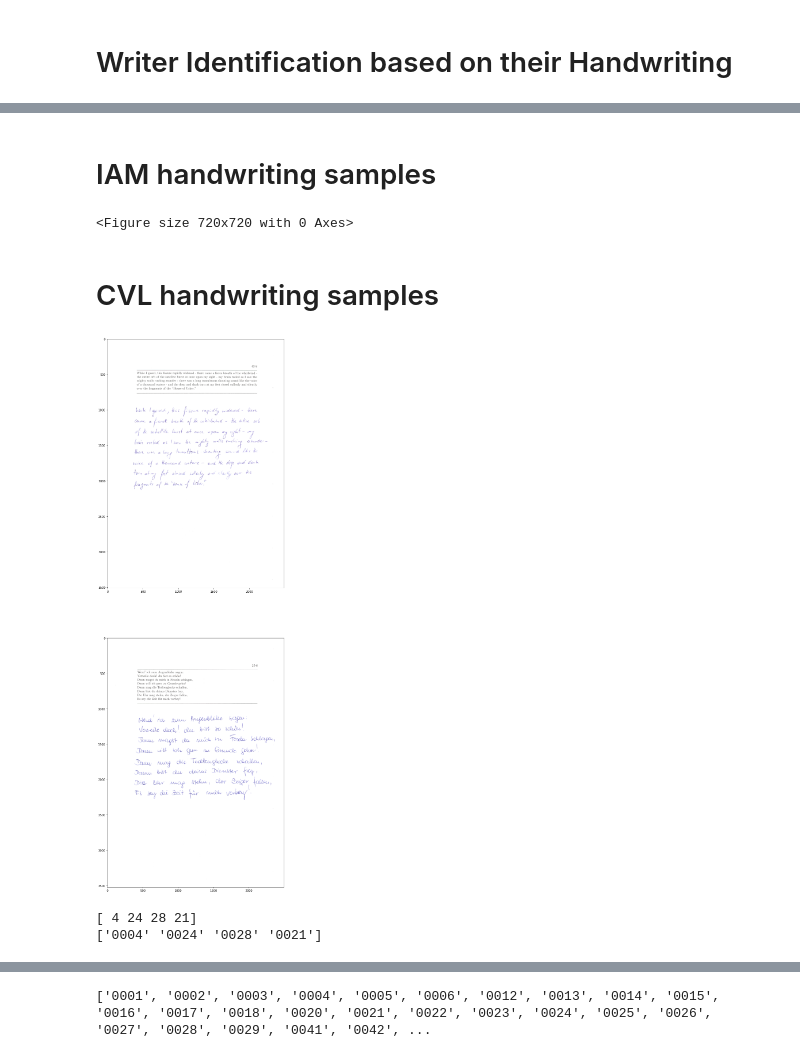
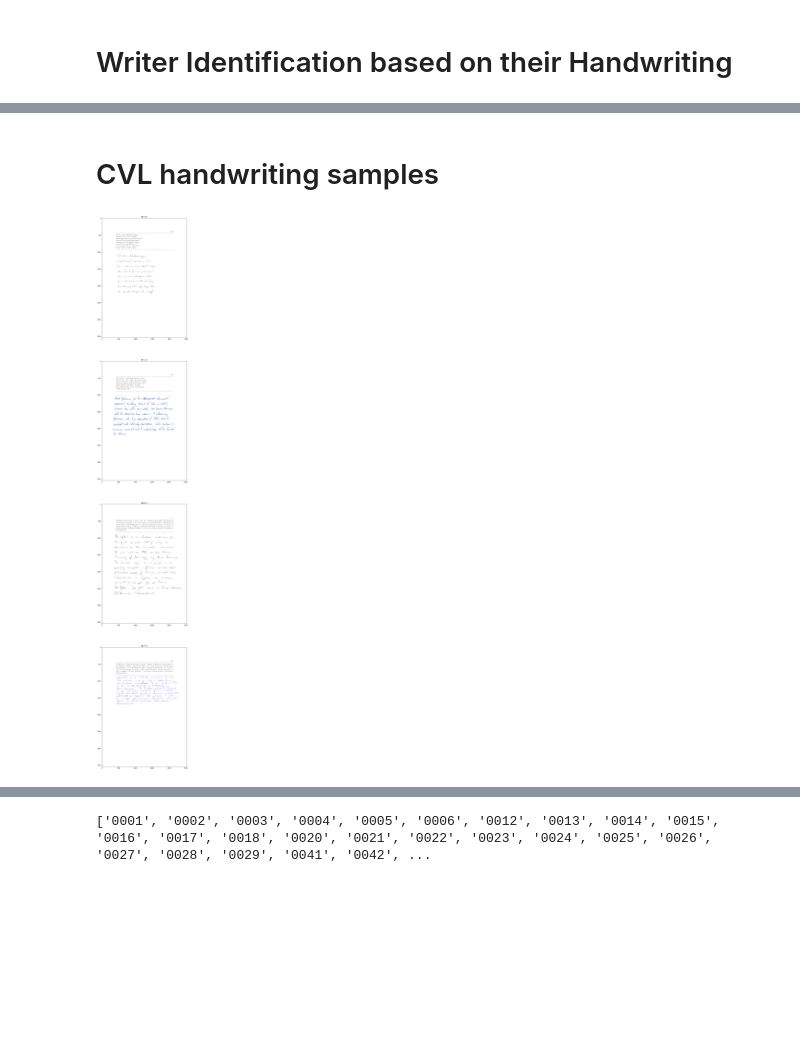
Before and after one commit to DavitKvartskhava/Writer-Identification, a Jupyter notebook: identification.ipynb, the cells around one changed output, grey strips where cells are left out. Saved outputs shown, nothing was run; the diff lists cells and outputs as text; code cells hidden in the pictures; blank space fills up the shorter version.

```diff
--- a/identification.ipynb
+++ b/identification.ipynb
@@ -28,13 +33,16 @@ IAM_PATH = "/mounts/layout/dkvart/data/IAM"
 CVL_PATH = "/mounts/layout/dkvart/data/CVL"
 # %%
-#Given a path to a directory, randomly display the samples
 def display_rand_images(PATH, R=4, C=2, size=(10,10)):
+    '''
+    Given a path to a directory, randomly display the images residing there.
+    '''
     temp = 0
     MAX_SHOW = R * C
 
     #matplot figure configuration
     figure = plt.figure(figsize=(size))
     data_dir = pathlib.Path(PATH)
+
     #create a numpy array and shuffle
     filenames = np.array(list(data_dir.glob('*')))
     np.random.shuffle(filenames)
@@ -43,16 +51,11 @@ def display_rand_images(PATH, R=4, C=2, size=(10,10)):
         handwriting_sample = mpimg.imread(filename)
         figure.add_subplot(R, C, i)
         plt.imshow(handwriting_sample, cmap="gray")
+        plt.title(filename.stem)
     plt.show()
-# %% [markdown]
-# IAM handwriting samples
-# %%
-display_rand_images(IAM_PATH)
-# %% [output]
-<Figure size 720x720 with 0 Axes>
 # %% [markdown]
 # CVL handwriting samples
 # %%
-display_rand_images(CVL_PATH+"/trainset/pages/", R=2,C=1, size=(50,35))
+display_rand_images(CVL_PATH+"/trainset/pages/", R=4,C=1, size=(50,70))
 # %% [output]
-[figure, old version]
+[figure, new version]
@@ -82,7 +61,0 @@ def read_all_samples(DATA_ORIGIN, PATH):
-# %%
-writer_ids, sample_filenames = read_all_samples("CVL", CVL_PATH+"/trainset/words/") #DO I NEED THESE FUNCTIONS?
-print(writer_ids[:4])
-print(sample_filenames[:4])
-# %% [output]
-[ 4 24 28 21]
-['0004' '0024' '0028' '0021']
```
Also changed, not shown: parts of 27 cells of this notebook.
